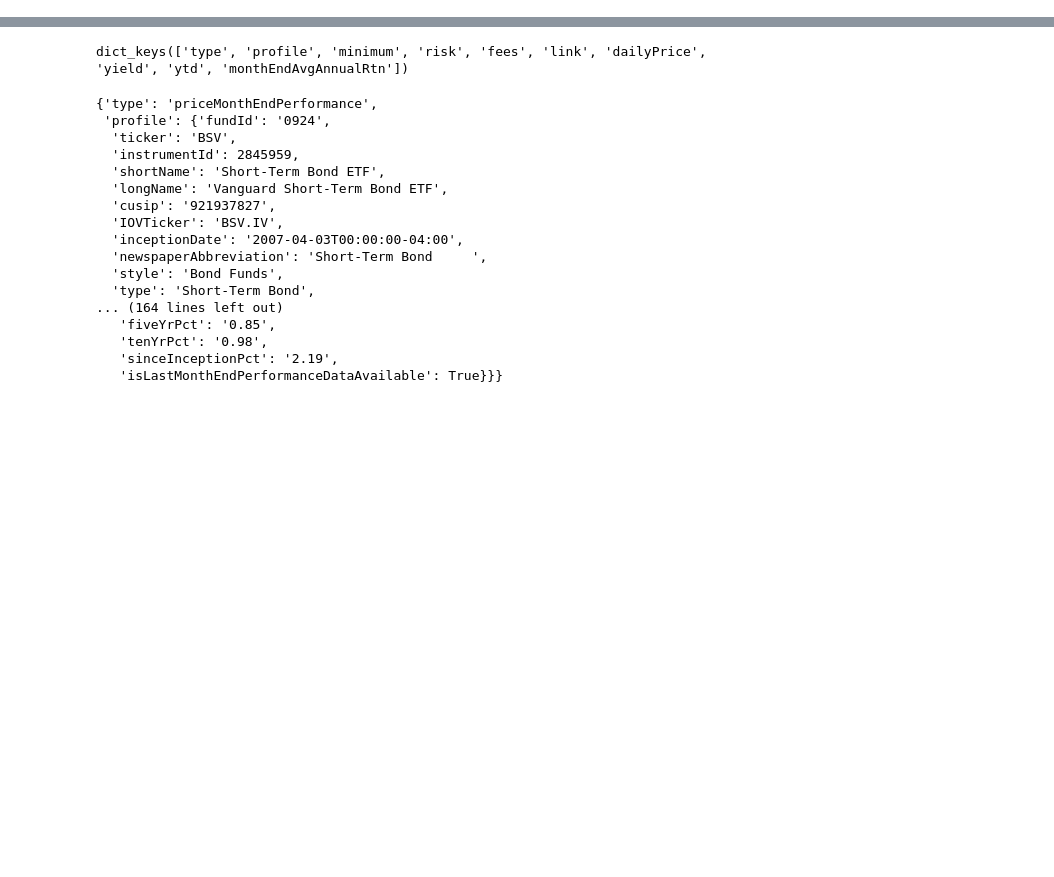
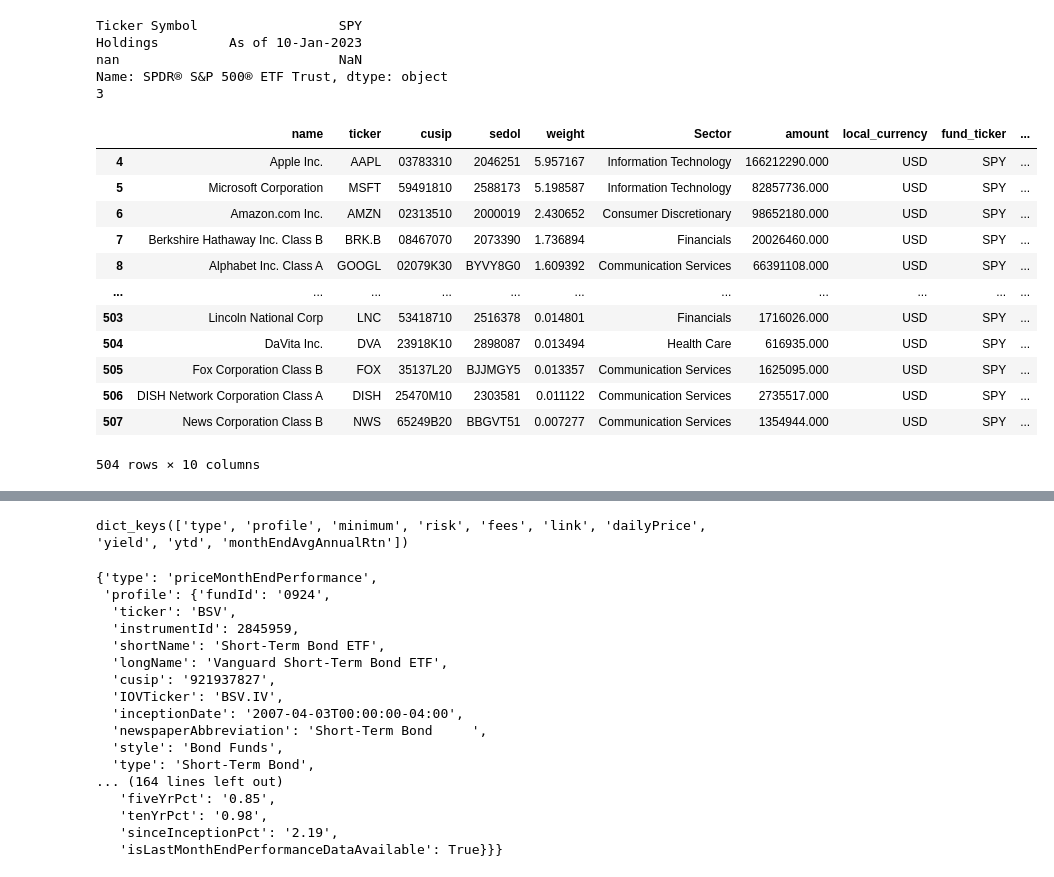
Before and after one commit to nikulpatel3141/ETF-Scraper, a Jupyter notebook: Notebooks/scripting.ipynb, the cells around one changed output, grey strips where cells are left out. Drawn from its saved outputs; the diff is of its cells as text; code cells hidden in the pictures; blank space fills up the shorter version.

```diff
--- a/Notebooks/scripting.ipynb
+++ b/Notebooks/scripting.ipynb
@@ -144,0 +49,22 @@ df
+# %%
+spy = SSGAListings.retrieve_holdings_("SPY")
+spy
+# %% [output]
+Ticker Symbol                  SPY
+Holdings         As of 10-Jan-2023
+nan                            NaN
+Name: SPDR® S&P 500® ETF Trust, dtype: object
+3
+|  | name | ticker | cusip | sedol | weight | Sector | amount | local_currency | fund_ticker | ... |
+| 4 | Apple Inc. | AAPL | 03783310 | 2046251 | 5.957167 | Information Technology | 166212290.000 | USD | SPY | ... |
+| 5 | Microsoft Corporation | MSFT | 59491810 | 2588173 | 5.198587 | Information Technology | 82857736.000 | USD | SPY | ... |
+| 6 | Amazon.com Inc. | AMZN | 02313510 | 2000019 | 2.430652 | Consumer Discretionary | 98652180.000 | USD | SPY | ... |
+| 7 | Berkshire Hathaway Inc. Class B | BRK.B | 08467070 | 2073390 | 1.736894 | Financials | 20026460.000 | USD | SPY | ... |
+| 8 | Alphabet Inc. Class A | GOOGL | 02079K30 | BYVY8G0 | 1.609392 | Communication Services | 66391108.000 | USD | SPY | ... |
+| ... | ... | ... | ... | ... | ... | ... | ... | ... | ... | ... |
+| 503 | Lincoln National Corp | LNC | 53418710 | 2516378 | 0.014801 | Financials | 1716026.000 | USD | SPY | ... |
+| 504 | DaVita Inc. | DVA | 23918K10 | 2898087 | 0.013494 | Health Care | 616935.000 | USD | SPY | ... |
+| 505 | Fox Corporation Class B | FOX | 35137L20 | BJJMGY5 | 0.013357 | Communication Services | 1625095.000 | USD | SPY | ... |
+| 506 | DISH Network Corporation Class A | DISH | 25470M10 | 2303581 | 0.011122 | Communication Services | 2735517.000 | USD | SPY | ... |
+| 507 | News Corporation Class B | NWS | 65249B20 | BBGVT51 | 0.007277 | Communication Services | 1354944.000 | USD | SPY | ... |
+504 rows × 10 columns
```
Also changed, not shown: parts of 23 cells of this notebook, 6 other files.
